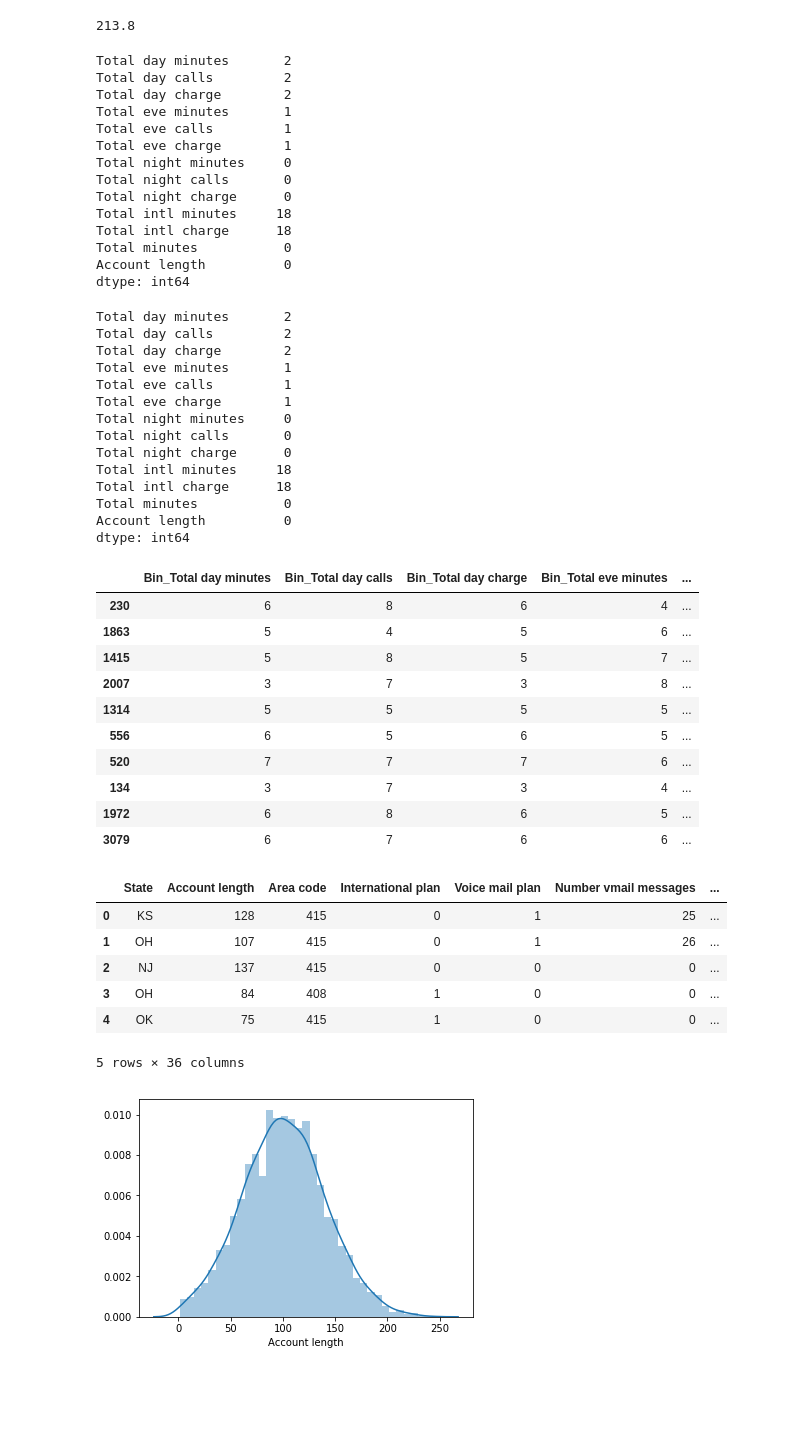
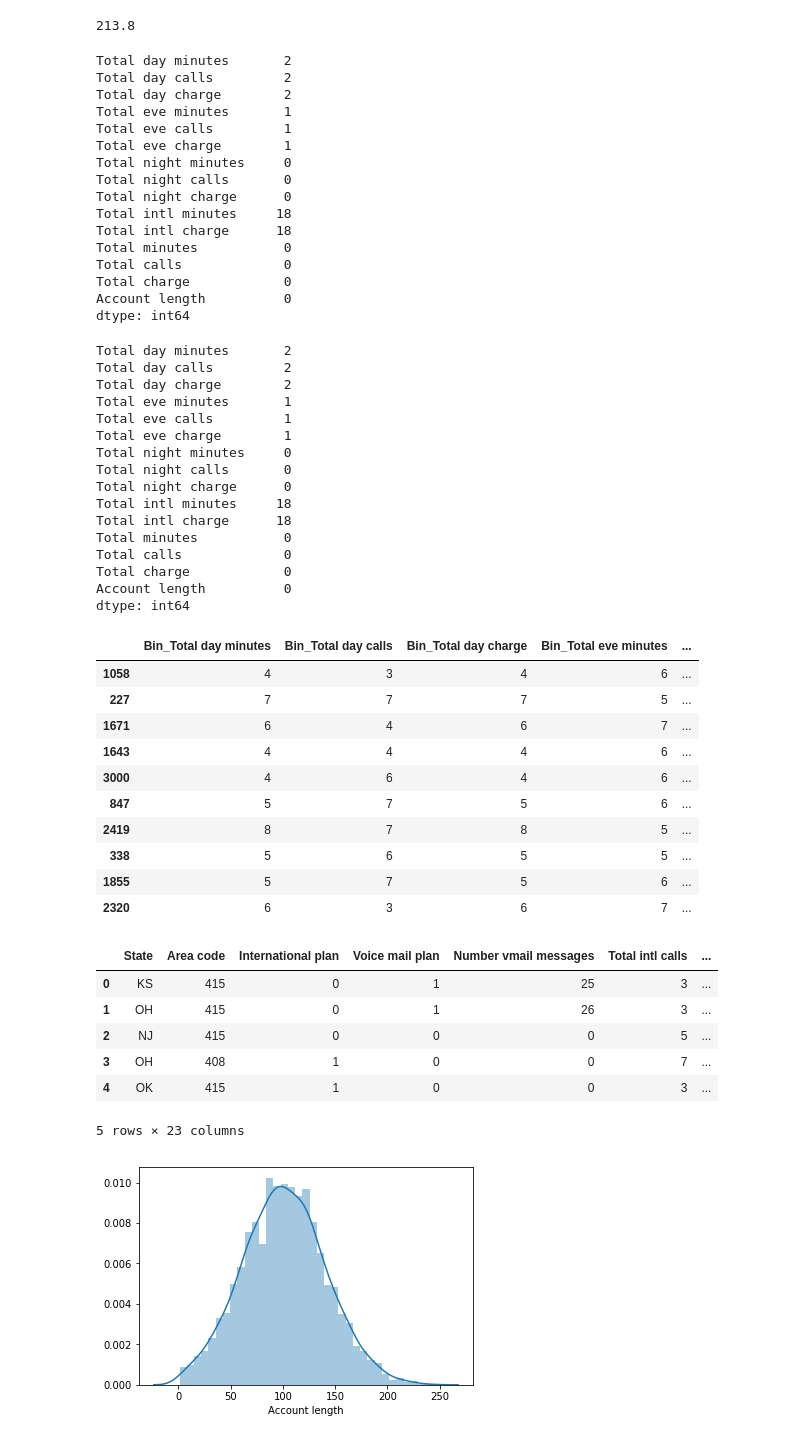
Before and after one commit to kangand/1000ml, a Jupyter notebook: Data prep.ipynb, the cells around one changed output. Saved outputs shown, nothing was run; the diff lists cells and outputs as text; code cells hidden in the pictures; blank space fills up the shorter version.

```diff
--- a/Data prep.ipynb
+++ b/Data prep.ipynb
@@ -160,7 +160,8 @@ teledf.describe()
 # %%
 #what to bin
 
-to_bin = teledf.iloc[:,6:18].join(teledf.iloc[:,-3])
+to_bin = teledf.iloc[:,6:18]
+to_bin = to_bin.join(teledf.iloc[:,-3:])
 to_bin = to_bin.join(teledf['Account length'])
 to_bin = to_bin.drop(columns='Total intl calls')
 to_bin.tail()
@@ -222,6 +223,8 @@ Total night charge      0
 Total intl minutes     18
 Total intl charge      18
 Total minutes           0
+Total calls             0
+Total charge            0
 Account length          0
 dtype: int64
 # %%
@@ -239,6 +242,8 @@ Total night charge      0
 Total intl minutes     18
 Total intl charge      18
 Total minutes           0
+Total calls             0
+Total charge            0
 Account length          0
 dtype: int64
 # %%
@@ -251,16 +256,16 @@ bindf.shape
 bindf.sample(10)
 # %% [output]
 |  | Bin_Total day minutes | Bin_Total day calls | Bin_Total day charge | Bin_Total eve minutes | ... |
-| 230 | 6 | 8 | 6 | 4 | ... |
-| 1863 | 5 | 4 | 5 | 6 | ... |
-| 1415 | 5 | 8 | 5 | 7 | ... |
-| 2007 | 3 | 7 | 3 | 8 | ... |
-| 1314 | 5 | 5 | 5 | 5 | ... |
-| 556 | 6 | 5 | 6 | 5 | ... |
-| 520 | 7 | 7 | 7 | 6 | ... |
-| 134 | 3 | 7 | 3 | 4 | ... |
-| 1972 | 6 | 8 | 6 | 5 | ... |
-| 3079 | 6 | 7 | 6 | 6 | ... |
+| 1058 | 4 | 3 | 4 | 6 | ... |
+| 227 | 7 | 7 | 7 | 5 | ... |
+| 1671 | 6 | 4 | 6 | 7 | ... |
+| 1643 | 4 | 4 | 4 | 6 | ... |
+| 3000 | 4 | 6 | 4 | 6 | ... |
+| 847 | 5 | 7 | 5 | 6 | ... |
+| 2419 | 8 | 7 | 8 | 5 | ... |
+| 338 | 5 | 6 | 5 | 5 | ... |
+| 1855 | 5 | 7 | 5 | 6 | ... |
+| 2320 | 6 | 3 | 6 | 7 | ... |
 # %%
 #final datasets
 
@@ -271,18 +276,18 @@ teledf_nochurn = teledf_all[teledf_all['Churn']==0].drop(columns = to_bin.column
 # %%
 #QC
 
-teledf_all.head()
-#teledf_bins.head()
+#teledf_all.head()
+teledf_bins.head()
 #teledf_churn['Churn'].value_counts()
 #teledf_nochurn['Churn'].value_counts()
 # %% [output]
-|  | State | Account length | Area code | International plan | Voice mail plan | Number vmail messages | ... |
-| 0 | KS | 128 | 415 | 0 | 1 | 25 | ... |
-| 1 | OH | 107 | 415 | 0 | 1 | 26 | ... |
-| 2 | NJ | 137 | 415 | 0 | 0 | 0 | ... |
-| 3 | OH | 84 | 408 | 1 | 0 | 0 | ... |
-| 4 | OK | 75 | 415 | 1 | 0 | 0 | ... |
+|  | State | Area code | International plan | Voice mail plan | Number vmail messages | Total intl calls | ... |
+| 0 | KS | 415 | 0 | 1 | 25 | 3 | ... |
+| 1 | OH | 415 | 0 | 1 | 26 | 3 | ... |
+| 2 | NJ | 415 | 0 | 0 | 0 | 5 | ... |
+| 3 | OH | 408 | 1 | 0 | 0 | 7 | ... |
+| 4 | OK | 415 | 1 | 0 | 0 | 3 | ... |
-5 rows × 36 columns
+5 rows × 23 columns
 # %%
 for i in teledf.drop(columns='State').columns:
     sns.distplot(teledf[i])
```
Also changed, not shown: parts of 5 cells of this notebook, 2 other files.
